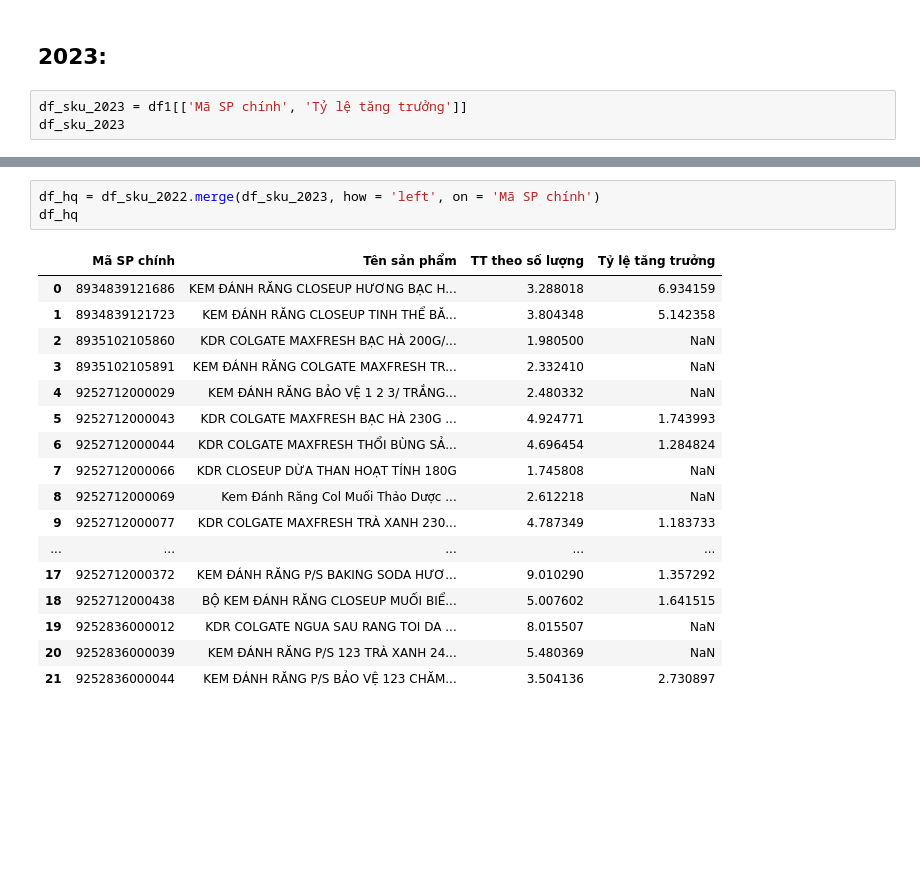
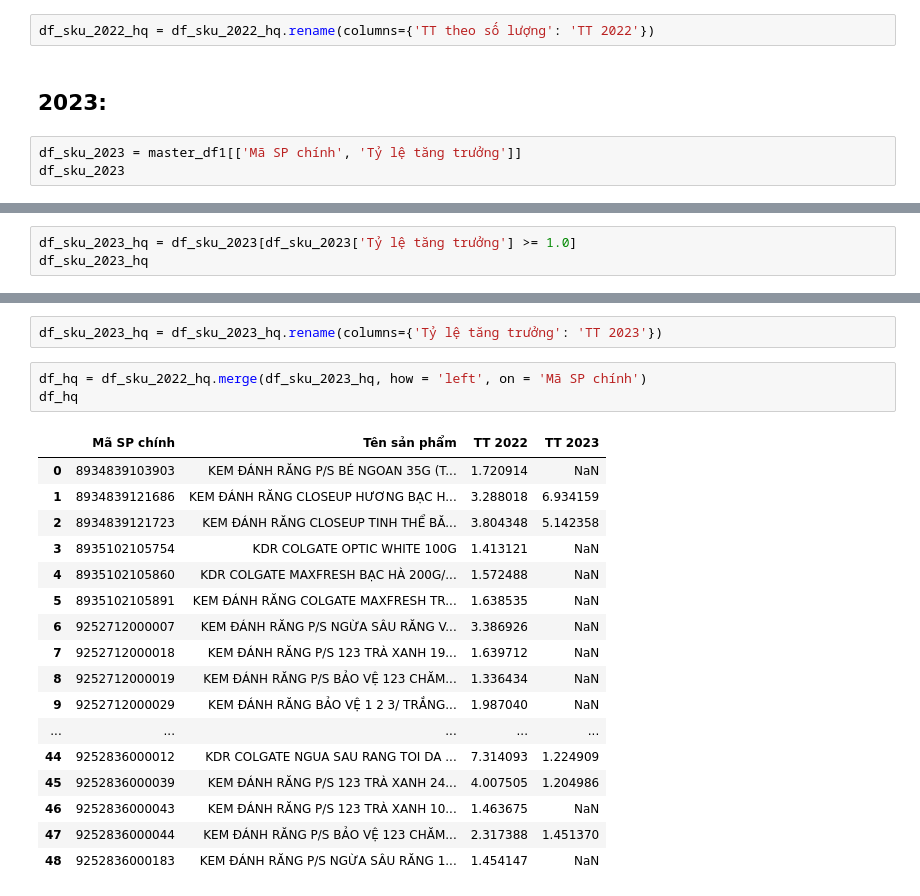
Before and after one commit to tuancaokaizen/dataproject, a Jupyter notebook: task5kdr.ipynb, the cells around one changed output, grey strips where cells are left out. Drawn from its saved outputs; the diff is of its cells as text; blank space fills up the shorter version.

```diff
--- a/task5kdr.ipynb
+++ b/task5kdr.ipynb
@@ -753,7 +749,9 @@ df_sku_2022_hq
+# %%
+df_sku_2022_hq = df_sku_2022_hq.rename(columns={'TT theo số lượng': 'TT 2022'})
 # %% [markdown]
 ## 2023:
 # %%
-df_sku_2023 = df1[['Mã SP chính', 'Tỷ lệ tăng trưởng']]
+df_sku_2023 = master_df1[['Mã SP chính', 'Tỷ lệ tăng trưởng']]
 df_sku_2023
 # %% [output]
 |  | Mã SP chính | Tỷ lệ tăng trưởng |
@@ -786,0 +791,3 @@ df_sku_2023
+# %%
+df_sku_2023_hq = df_sku_2023[df_sku_2023['Tỷ lệ tăng trưởng'] >= 1.0]
+df_sku_2023_hq
@@ -787,24 +811,26 @@ df_sku_2023
+# %%
+df_sku_2023_hq = df_sku_2023_hq.rename(columns={'Tỷ lệ tăng trưởng': 'TT 2023'})
 # %%
-df_hq = df_sku_2022.merge(df_sku_2023, how = 'left', on = 'Mã SP chính')
+df_hq = df_sku_2022_hq.merge(df_sku_2023_hq, how = 'left', on = 'Mã SP chính')
 df_hq
 # %% [output]
-|  | Mã SP chính | Tên sản phẩm | TT theo số lượng | Tỷ lệ tăng trưởng |
-| 0 | 8934839121686 | KEM ĐÁNH RĂNG CLOSEUP HƯƠNG BẠC H... | 3.288018 | 6.934159 |
-| 1 | 8934839121723 | KEM ĐÁNH RĂNG CLOSEUP TINH THỂ BĂ... | 3.804348 | 5.142358 |
-| 2 | 8935102105860 | KDR COLGATE MAXFRESH BẠC HÀ 200G/... | 1.980500 | NaN |
-| 3 | 8935102105891 | KEM ĐÁNH RĂNG COLGATE MAXFRESH TR... | 2.332410 | NaN |
-| 4 | 9252712000029 | KEM ĐÁNH RĂNG BẢO VỆ 1 2 3/ TRẮNG... | 2.480332 | NaN |
-| 5 | 9252712000043 | KDR COLGATE MAXFRESH BẠC HÀ 230G ... | 4.924771 | 1.743993 |
-| 6 | 9252712000044 | KDR COLGATE MAXFRESH THỔI BÙNG SẢ... | 4.696454 | 1.284824 |
-| 7 | 9252712000066 | KDR CLOSEUP DỪA THAN HOẠT TÍNH 180G | 1.745808 | NaN |
-| 8 | 9252712000069 | Kem Đánh Răng Col Muối Thảo Dược ... | 2.612218 | NaN |
-| 9 | 9252712000077 | KDR COLGATE MAXFRESH TRÀ XANH 230... | 4.787349 | 1.183733 |
+|  | Mã SP chính | Tên sản phẩm | TT 2022 | TT 2023 |
+| 0 | 8934839103903 | KEM ĐÁNH RĂNG P/S BÉ NGOAN 35G (T... | 1.720914 | NaN |
+| 1 | 8934839121686 | KEM ĐÁNH RĂNG CLOSEUP HƯƠNG BẠC H... | 3.288018 | 6.934159 |
+| 2 | 8934839121723 | KEM ĐÁNH RĂNG CLOSEUP TINH THỂ BĂ... | 3.804348 | 5.142358 |
+| 3 | 8935102105754 | KDR COLGATE OPTIC WHITE 100G | 1.413121 | NaN |
+| 4 | 8935102105860 | KDR COLGATE MAXFRESH BẠC HÀ 200G/... | 1.572488 | NaN |
+| 5 | 8935102105891 | KEM ĐÁNH RĂNG COLGATE MAXFRESH TR... | 1.638535 | NaN |
+| 6 | 9252712000007 | KEM ĐÁNH RĂNG P/S NGỪA SÂU RĂNG V... | 3.386926 | NaN |
+| 7 | 9252712000018 | KEM ĐÁNH RĂNG P/S 123 TRÀ XANH 19... | 1.639712 | NaN |
+| 8 | 9252712000019 | KEM ĐÁNH RĂNG P/S BẢO VỆ 123 CHĂM... | 1.336434 | NaN |
+| 9 | 9252712000029 | KEM ĐÁNH RĂNG BẢO VỆ 1 2 3/ TRẮNG... | 1.987040 | NaN |
 | ... | ... | ... | ... | ... |
-| 17 | 9252712000372 | KEM ĐÁNH RĂNG P/S BAKING SODA HƯƠ... | 9.010290 | 1.357292 |
-| 18 | 9252712000438 | BỘ KEM ĐÁNH RĂNG CLOSEUP MUỐI BIỂ... | 5.007602 | 1.641515 |
-| 19 | 9252836000012 | KDR COLGATE NGUA SAU RANG TOI DA ... | 8.015507 | NaN |
-| 20 | 9252836000039 | KEM ĐÁNH RĂNG P/S 123 TRÀ XANH 24... | 5.480369 | NaN |
-| 21 | 9252836000044 | KEM ĐÁNH RĂNG P/S BẢO VỆ 123 CHĂM... | 3.504136 | 2.730897 |
+| 44 | 9252836000012 | KDR COLGATE NGUA SAU RANG TOI DA ... | 7.314093 | 1.224909 |
+| 45 | 9252836000039 | KEM ĐÁNH RĂNG P/S 123 TRÀ XANH 24... | 4.007505 | 1.204986 |
+| 46 | 9252836000043 | KEM ĐÁNH RĂNG P/S 123 TRÀ XANH 10... | 1.463675 | NaN |
+| 47 | 9252836000044 | KEM ĐÁNH RĂNG P/S BẢO VỆ 123 CHĂM... | 2.317388 | 1.451370 |
+| 48 | 9252836000183 | KEM ĐÁNH RĂNG P/S NGỪA SÂU RĂNG 1... | 1.454147 | NaN |
 # %%
 df_hq = df_hq.fillna('Not Available')
 df_hq
```
Also changed, not shown: parts of 8 cells of this notebook.
